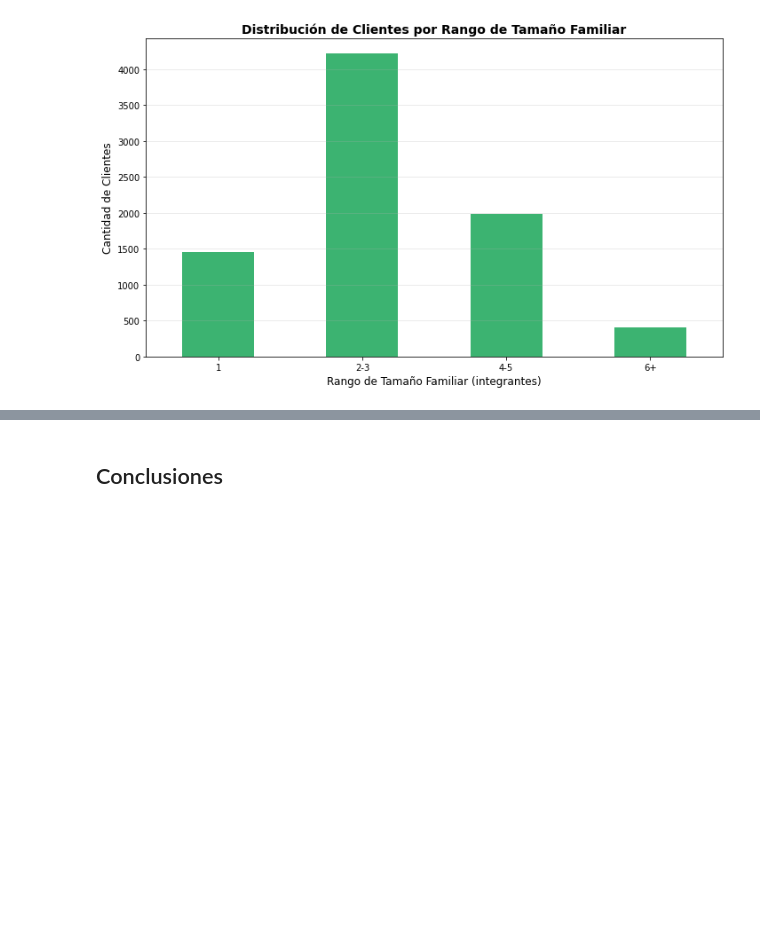
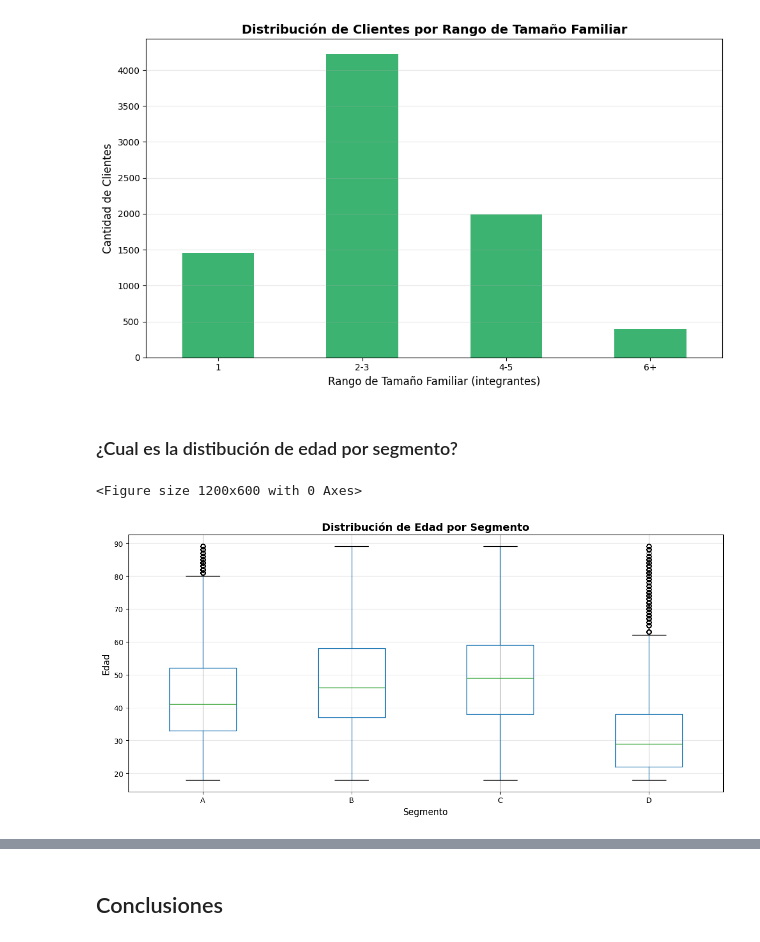
Before and after one commit to mnahuelanca/segmentacion-clientes, a Jupyter notebook: index.ipynb, the cells around one changed output, grey strips where cells are left out. Cells and saved outputs as stored; diff of their text form; code cells hidden in the pictures; blank space fills up the shorter version.

```diff
--- a/index.ipynb
+++ b/index.ipynb
@@ -455,3 +475,20 @@ plt.tight_layout()
 plt.show()
 # %% [output]
 [figure]
+# %% [markdown]
+###  ¿Cual es la distibución de edad por segmento?
+# %%
+plt.figure(figsize=(12, 6))
+
+# comparar la distribución de edad por segmento
+dfFinal.boxplot(column='Edad', by='Segmento', figsize=(12, 6))
+plt.title('Distribución de Edad por Segmento', fontsize=14, fontweight='bold')
+plt.suptitle('')
+plt.xlabel('Segmento', fontsize=12)
+plt.ylabel('Edad', fontsize=12)
+plt.grid(axis='y', alpha=0.3)
+plt.tight_layout()
+plt.show()
+# %% [output]
+<Figure size 1200x600 with 0 Axes>
+[figure, added]
```
Also changed, not shown: parts of 34 cells of this notebook.
